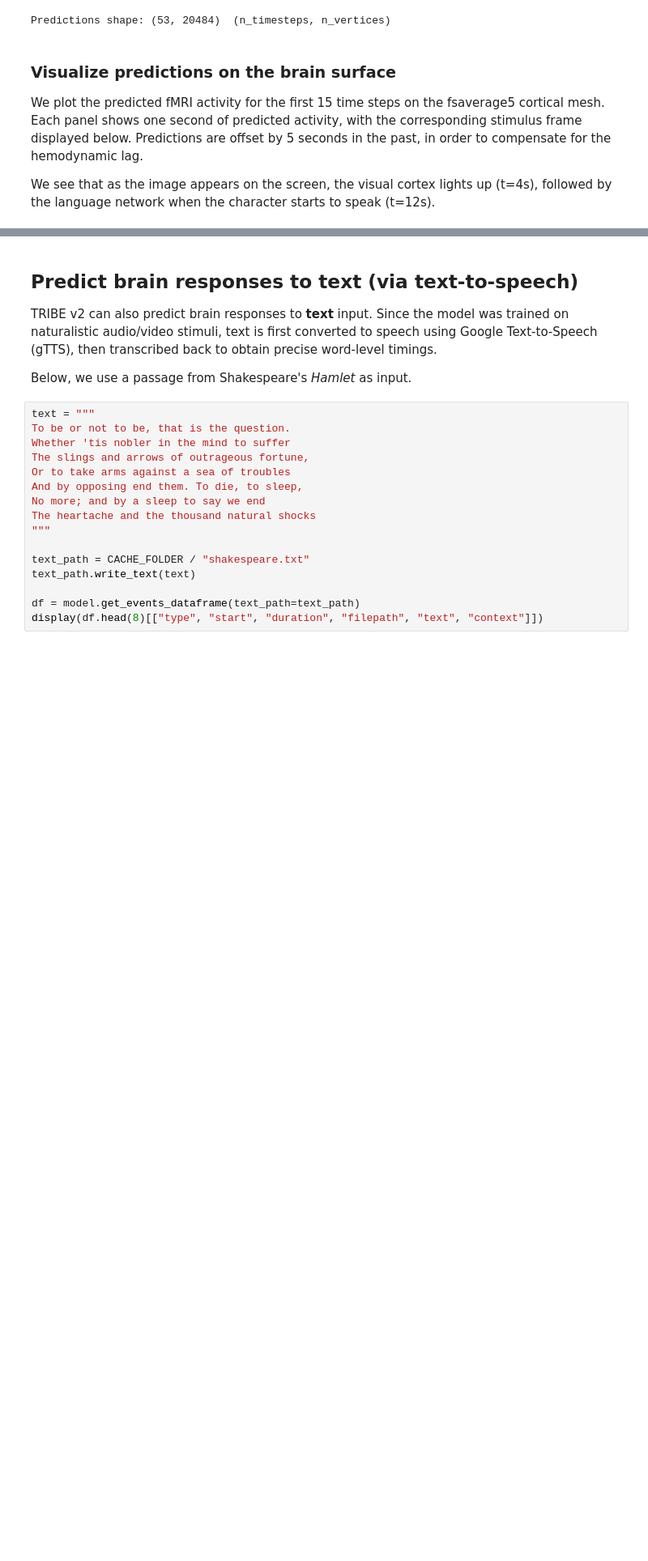
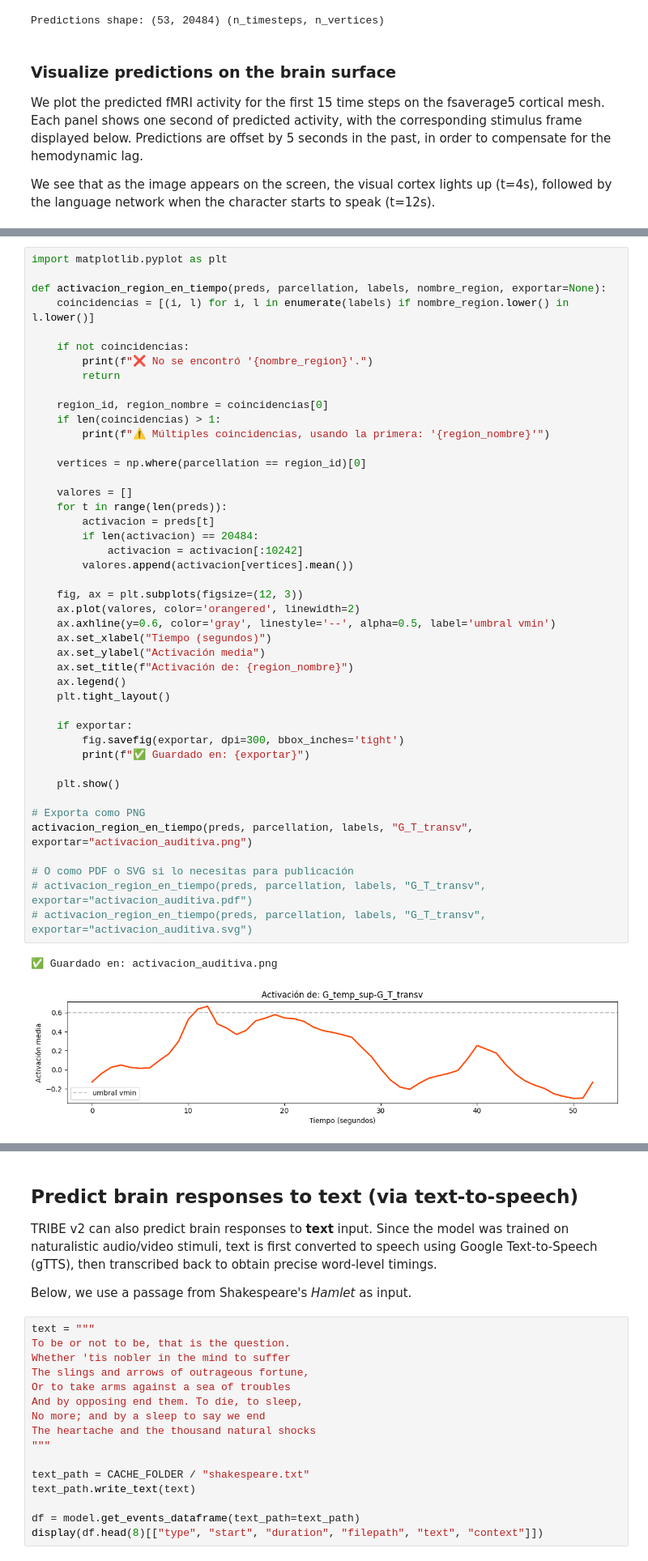
Before and after one commit to DevEliezerMartinez/Tri-v2-meta, a Jupyter notebook: tribe_demo.ipynb, the cells around one changed output, grey strips where cells are left out. Shown at 81% size. Saved outputs shown, nothing was run; the diff lists cells and outputs as text; blank space fills up the shorter version.

```diff
--- a/tribe_demo.ipynb
+++ b/tribe_demo.ipynb
@@ -99,0 +379,47 @@ fig = plotter.plot_timesteps(preds[:n_timesteps], segments=segments[:n_timesteps
+# %%
+import matplotlib.pyplot as plt
+
+def activacion_region_en_tiempo(preds, parcellation, labels, nombre_region, exportar=None):
+    coincidencias = [(i, l) for i, l in enumerate(labels) if nombre_region.lower() in l.lower()]
+
+    if not coincidencias:
+        print(f"❌ No se encontró '{nombre_region}'.")
+        return
+
+    region_id, region_nombre = coincidencias[0]
+    if len(coincidencias) > 1:
+        print(f"⚠️ Múltiples coincidencias, usando la primera: '{region_nombre}'")
+
+    vertices = np.where(parcellation == region_id)[0]
+
+    valores = []
+    for t in range(len(preds)):
+        activacion = preds[t]
+        if len(activacion) == 20484:
+            activacion = activacion[:10242]
+        valores.append(activacion[vertices].mean())
+
+    fig, ax = plt.subplots(figsize=(12, 3))
+    ax.plot(valores, color='orangered', linewidth=2)
+    ax.axhline(y=0.6, color='gray', linestyle='--', alpha=0.5, label='umbral vmin')
+    ax.set_xlabel("Tiempo (segundos)")
+    ax.set_ylabel("Activación media")
+    ax.set_title(f"Activación de: {region_nombre}")
+    ax.legend()
+    plt.tight_layout()
+
+    if exportar:
+        fig.savefig(exportar, dpi=300, bbox_inches='tight')
+        print(f"✅ Guardado en: {exportar}")
+
+    plt.show()
+
+# Exporta como PNG
+activacion_region_en_tiempo(preds, parcellation, labels, "G_T_transv", exportar="activacion_auditiva.png")
+
+# O como PDF o SVG si lo necesitas para publicación
+# activacion_region_en_tiempo(preds, parcellation, labels, "G_T_transv", exportar="activacion_auditiva.pdf")
+# activacion_region_en_tiempo(preds, parcellation, labels, "G_T_transv", exportar="activacion_auditiva.svg")
+# %% [output]
+✅ Guardado en: activacion_auditiva.png
+[figure, added]
```
Also changed, not shown: parts of 14 cells of this notebook, 1 other file.
